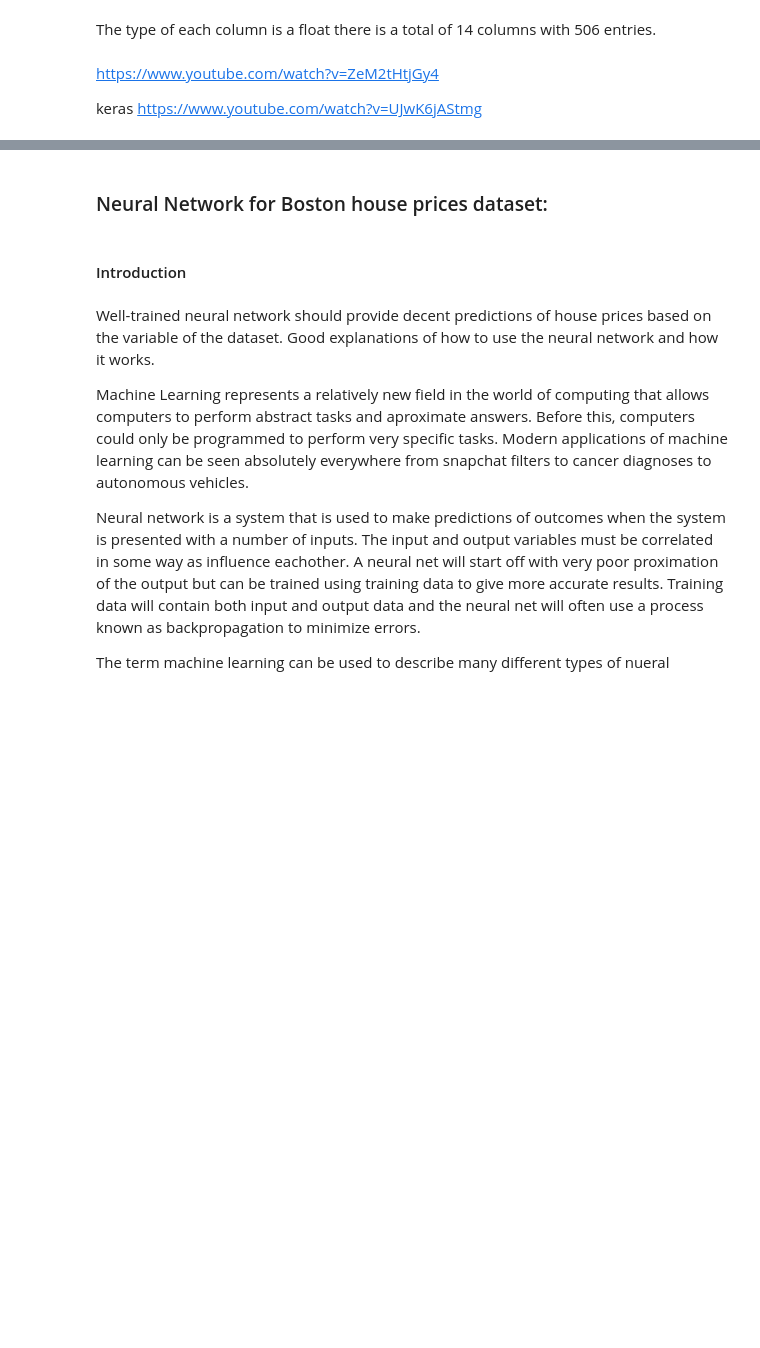
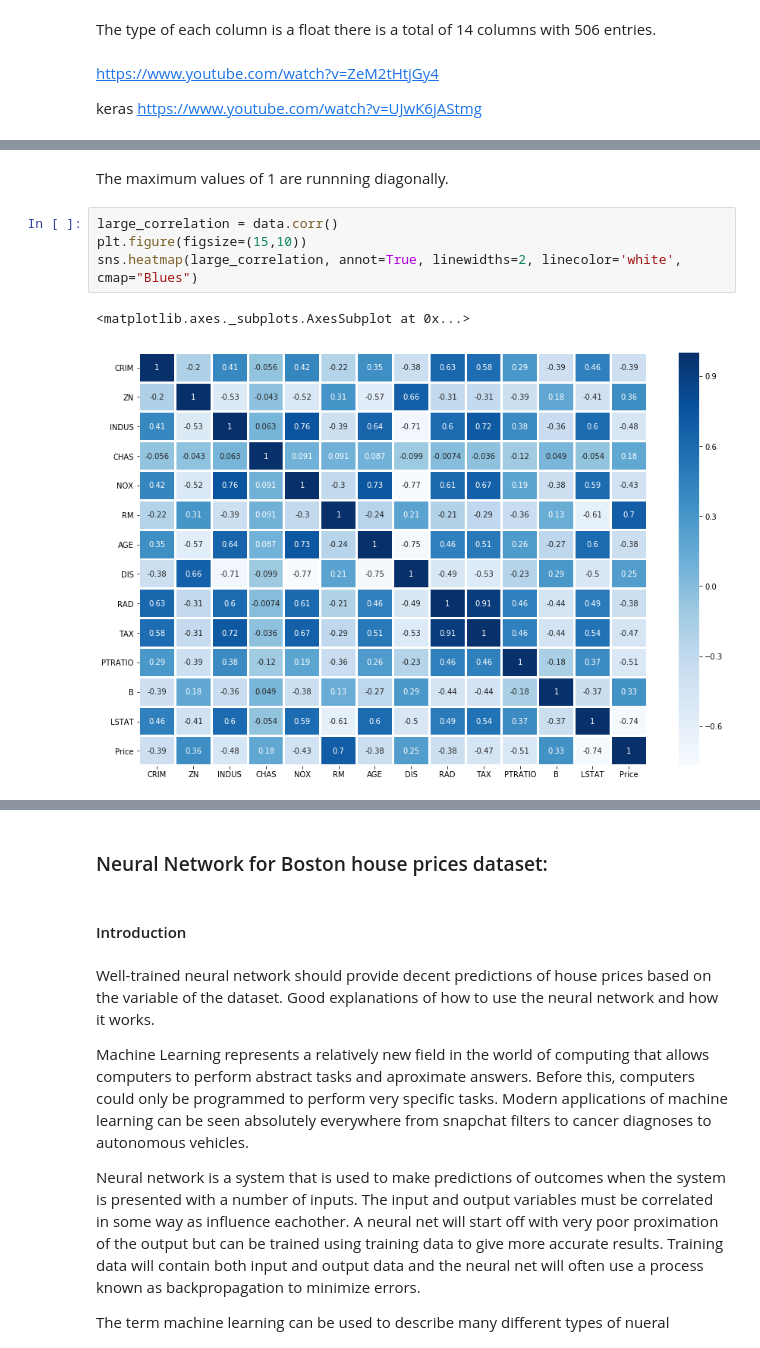
Before and after one commit to MartynaMisk/MachineLearnStat_Assessment, a Jupyter notebook: Project-HousePricing.ipynb, the cells around one changed output, grey strips where cells are left out. Saved outputs shown, nothing was run; the diff lists cells and outputs as text; blank space fills up the shorter version.

Commit message:
correlation

```diff
--- a/Project-HousePricing.ipynb
+++ b/Project-HousePricing.ipynb
@@ -144,0 +228,9 @@ https://www.youtube.com/watch?v=UJwK6jAStmg
+# %% [markdown]
+The maximum values of 1 are runnning diagonally.
+# %%
+large_correlation = data.corr()
+plt.figure(figsize=(15,10))
+sns.heatmap(large_correlation, annot=True, linewidths=2, linecolor='white', cmap="Blues")
+# %% [output]
+<matplotlib.axes._subplots.AxesSubplot at 0x...>
+[figure, added]
```
Also changed, not shown: parts of 70 cells of this notebook.
